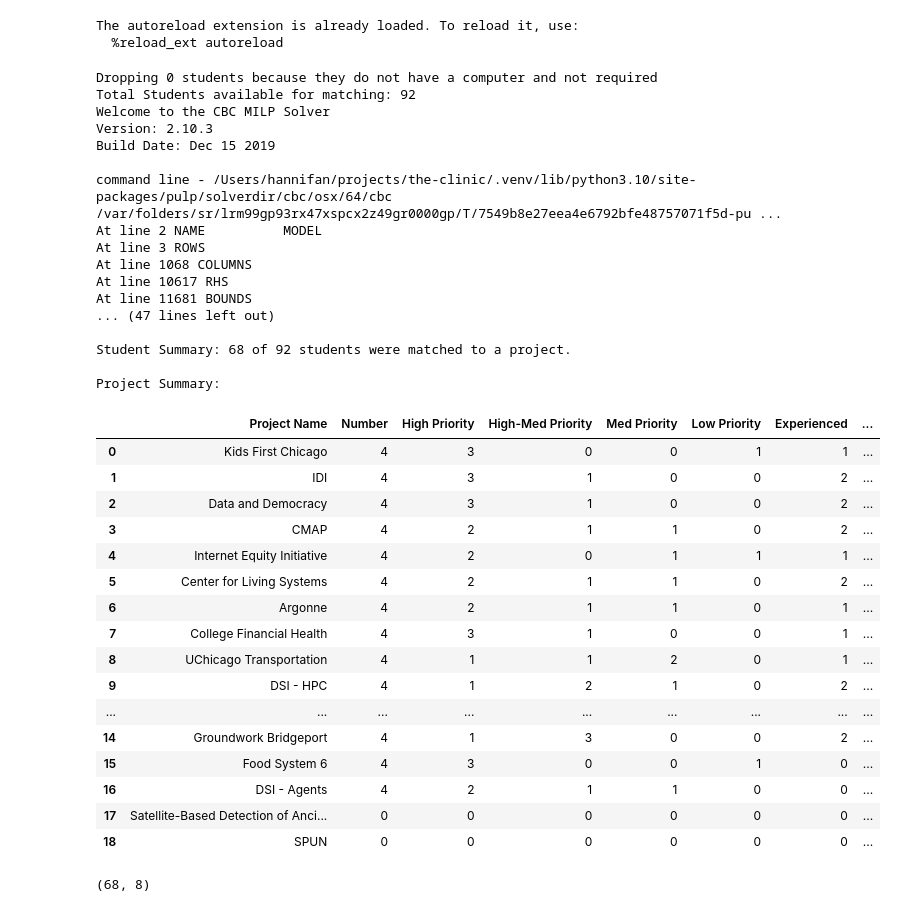
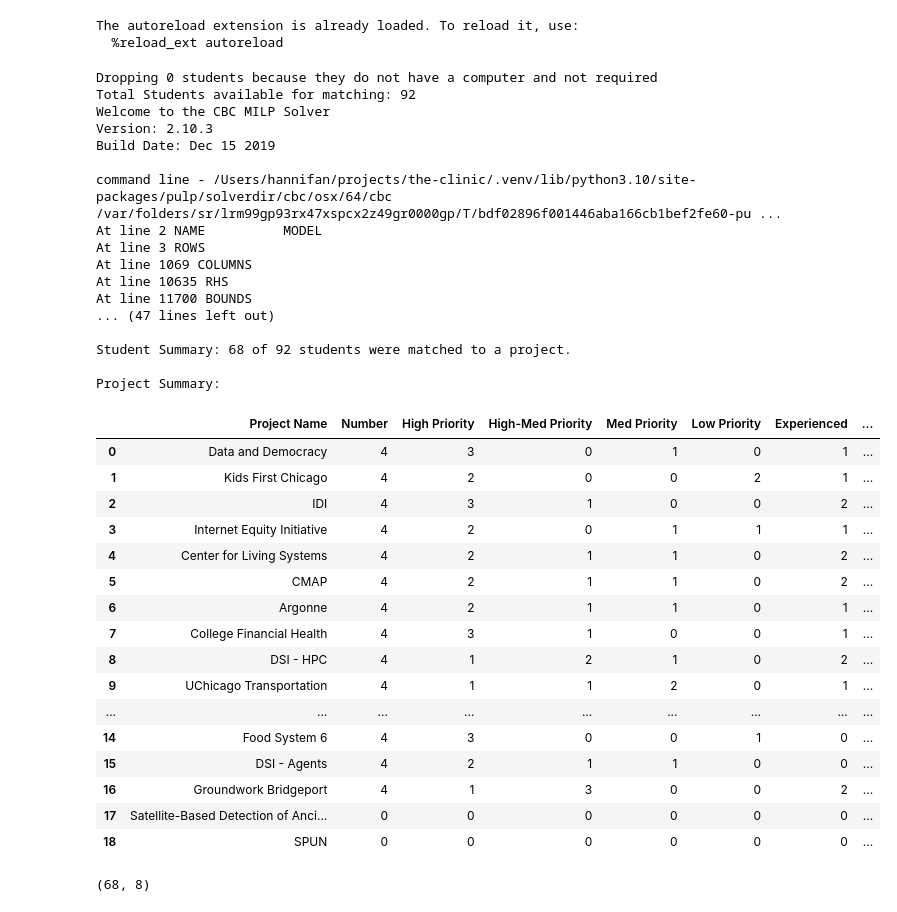
Before and after one commit to dsi-clinic/the-clinic, a Jupyter notebook: admin/matching/notebooks/matching.ipynb, the cells around one changed output. Drawn from its saved outputs; the diff is of its cells as text; code cells hidden in the pictures.

Commit message:
Improving student exclusion

```diff
--- a/admin/matching/notebooks/matching.ipynb
+++ b/admin/matching/notebooks/matching.ipynb
@@ -23,62 +23,62 @@ The autoreload extension is already loaded. To reload it, use:
 # %%
 file_location = "../data/Spring 25 Matching.xlsx"
 prioritized_students = []
-forced_assignments = {"kbarbarossa@uchicago.edu": "Data and Democracy"}
-deprioritized_students = ["nalinb@uchicago.edu"]
+override_assignments = {"kbarbarossa@uchicago.edu": "Data and Democracy"}
+deprioritized_students = ["nalinb@uchicago.edu", "wanniyang@uchicago.edu"]
 technical_project_list = ["Argonne", "Center for Living Systems", "CMAP", "Satellite-Based Detection of Ancient Water Systems", "SPUN"]
 drop_project_list = ["Satellite-Based Detection of Ancient Water Systems", "SPUN"]
 not_running_anymore = ["Morningstar", "Rwanda - Landslides", "Rwanda - Climate", "BDC","Invenergy", "IRC","Fermi - Simulations","RAFI - Poultry"]
 
-application_df, forced_assignments = process_applications(file_location, deprioritized_students, prioritized_students, not_running_anymore, forced_assignments)
+application_df, forced_assignments = process_applications(file_location, deprioritized_students, prioritized_students, not_running_anymore, override_assignments)
 
 data_to_process_dict = generate_data(application_df, technical_project_list)
 
-priority_weights = [1,5,10,20]
+priority_weights = [1,5,10,20,50]
 max_students = {}
 all_project_list = data_to_process_dict.pop("all_project_list")
 
 assignment_df = student_assignment(priority_weights = priority_weights, **data_to_process_dict,
                                    max_students_dict=max_students, preassigned_students=forced_assignments,
                                    number_of_projects_to_run=None, drop_projects=drop_project_list, verbose=False)
 
 print(f"\nAverage Ranking: {assignment_df.Ranking.mean():.2f}")
 print(assignment_df.Ranking.value_counts())
 print_project_summary(assignment_df, all_project_list)
 
 assignment_df.to_csv("../data/assignments.csv", index=False)
 # %% [output]
 Dropping 0 students because they do not have a computer and not required
 Total Students available for matching: 92
 Welcome to the CBC MILP Solver
 Version: 2.10.3
 Build Date: Dec 15 2019
 
-command line - /Users/hannifan/projects/the-clinic/.venv/lib/python3.10/site-packages/pulp/solverdir/cbc/osx/64/cbc /var/folders/sr/lrm99gp93rx47xspcx2z49gr0000gp/T/7549b8e27eea4e6792bfe48757071f5d-pu ...
+command line - /Users/hannifan/projects/the-clinic/.venv/lib/python3.10/site-packages/pulp/solverdir/cbc/osx/64/cbc /var/folders/sr/lrm99gp93rx47xspcx2z49gr0000gp/T/bdf02896f001446aba166cb1bef2fe60-pu ...
 At line 2 NAME          MODEL
 At line 3 ROWS
-At line 1068 COLUMNS
-At line 10617 RHS
-At line 11681 BOUNDS
+At line 1069 COLUMNS
+At line 10635 RHS
+At line 11700 BOUNDS
 ... (47 lines left out)
 
 Student Summary: 68 of 92 students were matched to a project.
 
 Project Summary:
 |  | Project Name | Number | High Priority | High-Med Priority | Med Priority | Low Priority | Experienced | ... |
-| 0 | Kids First Chicago | 4 | 3 | 0 | 0 | 1 | 1 | ... |
-| 1 | IDI | 4 | 3 | 1 | 0 | 0 | 2 | ... |
-| 2 | Data and Democracy | 4 | 3 | 1 | 0 | 0 | 2 | ... |
-| 3 | CMAP | 4 | 2 | 1 | 1 | 0 | 2 | ... |
-| 4 | Internet Equity Initiative | 4 | 2 | 0 | 1 | 1 | 1 | ... |
-| 5 | Center for Living Systems | 4 | 2 | 1 | 1 | 0 | 2 | ... |
+| 0 | Data and Democracy | 4 | 3 | 0 | 1 | 0 | 1 | ... |
+| 1 | Kids First Chicago | 4 | 2 | 0 | 0 | 2 | 1 | ... |
+| 2 | IDI | 4 | 3 | 1 | 0 | 0 | 2 | ... |
+| 3 | Internet Equity Initiative | 4 | 2 | 0 | 1 | 1 | 1 | ... |
+| 4 | Center for Living Systems | 4 | 2 | 1 | 1 | 0 | 2 | ... |
+| 5 | CMAP | 4 | 2 | 1 | 1 | 0 | 2 | ... |
 | 6 | Argonne | 4 | 2 | 1 | 1 | 0 | 1 | ... |
 | 7 | College Financial Health | 4 | 3 | 1 | 0 | 0 | 1 | ... |
-| 8 | UChicago Transportation | 4 | 1 | 1 | 2 | 0 | 1 | ... |
-| 9 | DSI - HPC | 4 | 1 | 2 | 1 | 0 | 2 | ... |
+| 8 | DSI - HPC | 4 | 1 | 2 | 1 | 0 | 2 | ... |
+| 9 | UChicago Transportation | 4 | 1 | 1 | 2 | 0 | 1 | ... |
 | ... | ... | ... | ... | ... | ... | ... | ... | ... |
-| 14 | Groundwork Bridgeport | 4 | 1 | 3 | 0 | 0 | 2 | ... |
-| 15 | Food System 6 | 4 | 3 | 0 | 0 | 1 | 0 | ... |
-| 16 | DSI - Agents | 4 | 2 | 1 | 1 | 0 | 0 | ... |
+| 14 | Food System 6 | 4 | 3 | 0 | 0 | 1 | 0 | ... |
+| 15 | DSI - Agents | 4 | 2 | 1 | 1 | 0 | 0 | ... |
+| 16 | Groundwork Bridgeport | 4 | 1 | 3 | 0 | 0 | 2 | ... |
 | 17 | Satellite-Based Detection of Anci... | 0 | 0 | 0 | 0 | 0 | 0 | ... |
 | 18 | SPUN | 0 | 0 | 0 | 0 | 0 | 0 | ... |
 # %%
```
Also changed, not shown: parts of 6 cells of this notebook, 1 other file.
